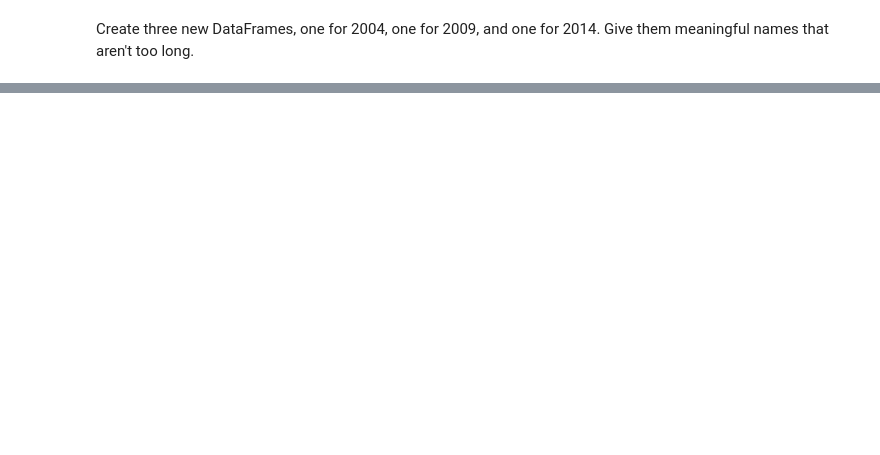
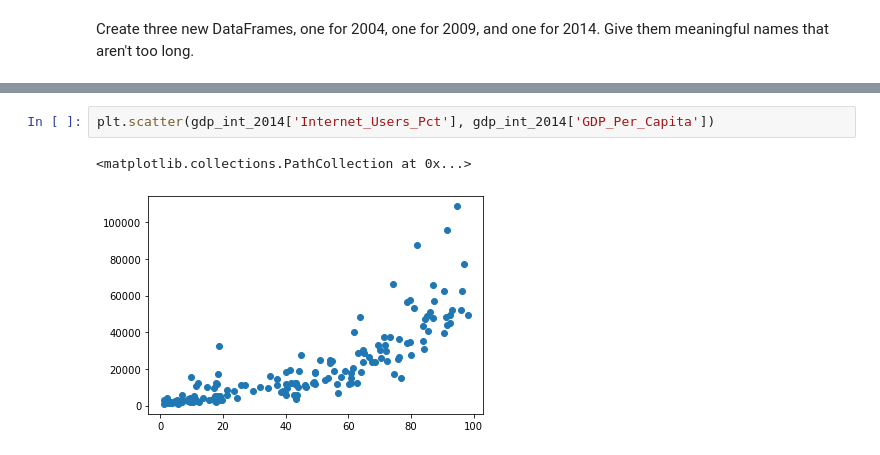
Before and after one commit to tarynpatterson/gdp-and-internet-usage-tarynpatterson, a Jupyter notebook: data/GDP and Internet Usage.ipynb, the cells around one changed output, grey strips where cells are left out. Drawn from its saved outputs; the diff is of its cells as text; blank space fills up the shorter version.

```diff
--- a/data/GDP and Internet Usage.ipynb
+++ b/data/GDP and Internet Usage.ipynb
@@ -237,0 +335,5 @@ Index: []
+# %%
+plt.scatter(gdp_int_2014['Internet_Users_Pct'], gdp_int_2014['GDP_Per_Capita'])
+# %% [output]
+<matplotlib.collections.PathCollection at 0x...>
+[figure, added]
```
Also changed, not shown: parts of 30 cells of this notebook.
